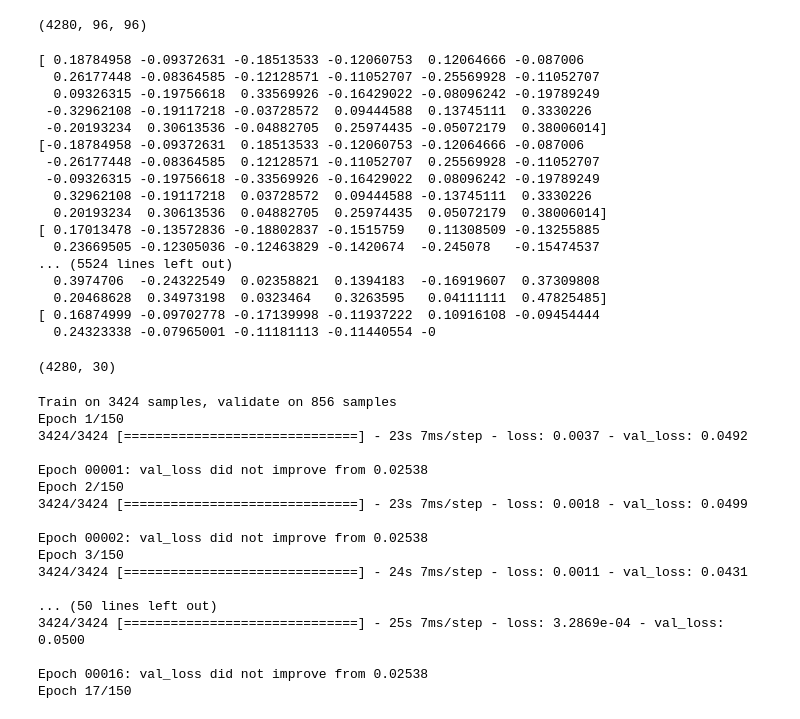
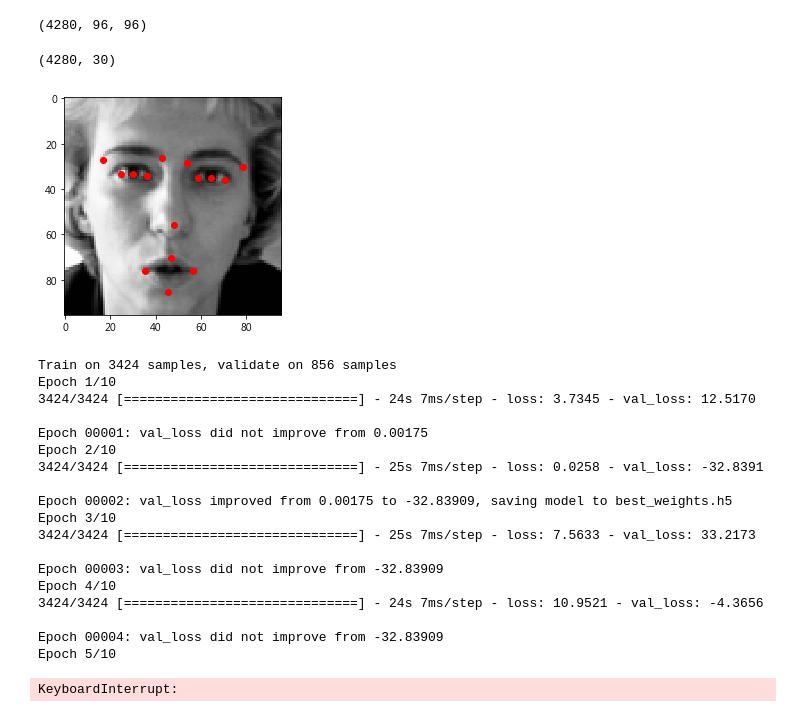
Before and after one commit to fp567s/-1st-DL-CVMarathon, a Jupyter notebook: Day044_train_facial_keypoint_HW.ipynb, the cells around one changed output. Cells and saved outputs as stored; diff of their text form; code cells hidden in the pictures.

```diff
--- a/Day044_train_facial_keypoint_HW.ipynb
+++ b/Day044_train_facial_keypoint_HW.ipynb
@@ -195,60 +201,47 @@ imgs_train_addflip.shape
 # %%
 # point  to flip
 points_train_addflip=points_train
-for i in range(0,points_train.shape[0],1):
-    #print(points_train[i])
-    points_train[i][::2]*=-1
-    #print(points_train[i])
-    points_train_addflip=np.append(points_train_addflip,np.expand_dims(points_train[i],0),axis=0)
+for i in range(0,points_train.shape[0]):
+    points_train_addflip[i][::2]*=-1
+points_train_addflip=np.concatenate((points_train_addflip, points_train), axis=0)
 points_train_addflip.shape
 # %% [output]
-[ 0.18784958 -0.09372631 -0.18513533 -0.12060753  0.12064666 -0.087006
-  0.26177448 -0.08364585 -0.12128571 -0.11052707 -0.25569928 -0.11052707
-  0.09326315 -0.19756618  0.33569926 -0.16429022 -0.08096242 -0.19789249
- -0.32962108 -0.19117218 -0.03728572  0.09444588  0.13745111  0.3330226
- -0.20193234  0.30613536 -0.04882705  0.25974435 -0.05072179  0.38006014]
-[-0.18784958 -0.09372631  0.18513533 -0.12060753 -0.12064666 -0.087006
- -0.26177448 -0.08364585  0.12128571 -0.11052707  0.25569928 -0.11052707
- -0.09326315 -0.19756618 -0.33569926 -0.16429022  0.08096242 -0.19789249
-  0.32962108 -0.19117218  0.03728572  0.09444588 -0.13745111  0.3330226
-  0.20193234  0.30613536  0.04882705  0.25974435  0.05072179  0.38006014]
-[ 0.17013478 -0.13572836 -0.18802837 -0.1515759   0.11308509 -0.13255885
-  0.23669505 -0.12305036 -0.12463829 -0.1420674  -0.245078   -0.15474537
-... (5524 lines left out)
-  0.3974706  -0.24322549  0.02358821  0.1394183  -0.16919607  0.37309808
-  0.20468628  0.34973198  0.0323464   0.3263595   0.04111111  0.47825485]
-[ 0.16874999 -0.09702778 -0.17139998 -0.11937222  0.10916108 -0.09454444
-  0.24323338 -0.07965001 -0.11181113 -0.11440554 -0
+(4280, 30)
-(4280, 30)
+# %%
+plot_keypoints(imgs_train_addflip[1], points_train_addflip[1])
+# %% [output]
+[figure, added]
 # %%
 # training the model
 hist_model_with_augment = model_with_augment .fit(
                            imgs_train_addflip.reshape(-1, 96, 96, 1),
                            points_train_addflip,
                            validation_split=0.2, batch_size=64, callbacks=[checkpoint, hist],
-                           shuffle=True, epochs=150, verbose=1)
+                           shuffle=True, epochs=10, verbose=1)
 # save the model weights
 model_with_augment.save_weights('model_with_augment_weights.h5')
 # save the model
 model_with_augment.save('model_with_augment_model.h5')
 # %% [output]
 Train on 3424 samples, validate on 856 samples
-Epoch 1/150
-3424/3424 [==============================] - 23s 7ms/step - loss: 0.0037 - val_loss: 0.0492
+Epoch 1/10
+3424/3424 [==============================] - 24s 7ms/step - loss: 3.7345 - val_loss: 12.5170
 
-Epoch 00001: val_loss did not improve from 0.02538
-Epoch 2/150
-3424/3424 [==============================] - 23s 7ms/step - loss: 0.0018 - val_loss: 0.0499
+Epoch 00001: val_loss did not improve from 0.00175
+Epoch 2/10
+3424/3424 [==============================] - 25s 7ms/step - loss: 0.0258 - val_loss: -32.8391
 
-Epoch 00002: val_loss did not improve from 0.02538
-Epoch 3/150
-3424/3424 [==============================] - 24s 7ms/step - loss: 0.0011 - val_loss: 0.0431
+Epoch 00002: val_loss improved from 0.00175 to -32.83909, saving model to best_weights.h5
+Epoch 3/10
+3424/3424 [==============================] - 25s 7ms/step - loss: 7.5633 - val_loss: 33.2173
 
-... (50 lines left out)
-3424/3424 [==============================] - 25s 7ms/step - loss: 3.2869e-04 - val_loss: 0.0500
+Epoch 00003: val_loss did not improve from -32.83909
+Epoch 4/10
+3424/3424 [==============================] - 24s 7ms/step - loss: 10.9521 - val_loss: -4.3656
 
-Epoch 00016: val_loss did not improve from 0.02538
-Epoch 17/150
+Epoch 00004: val_loss did not improve from -32.83909
+Epoch 5/10
+KeyboardInterrupt:
 # %%
 # loss 值的圖
 plt.title('Optimizer : Adam', fontsize=10)
```
Also changed, not shown: parts of 4 cells of this notebook, 3 other files.
